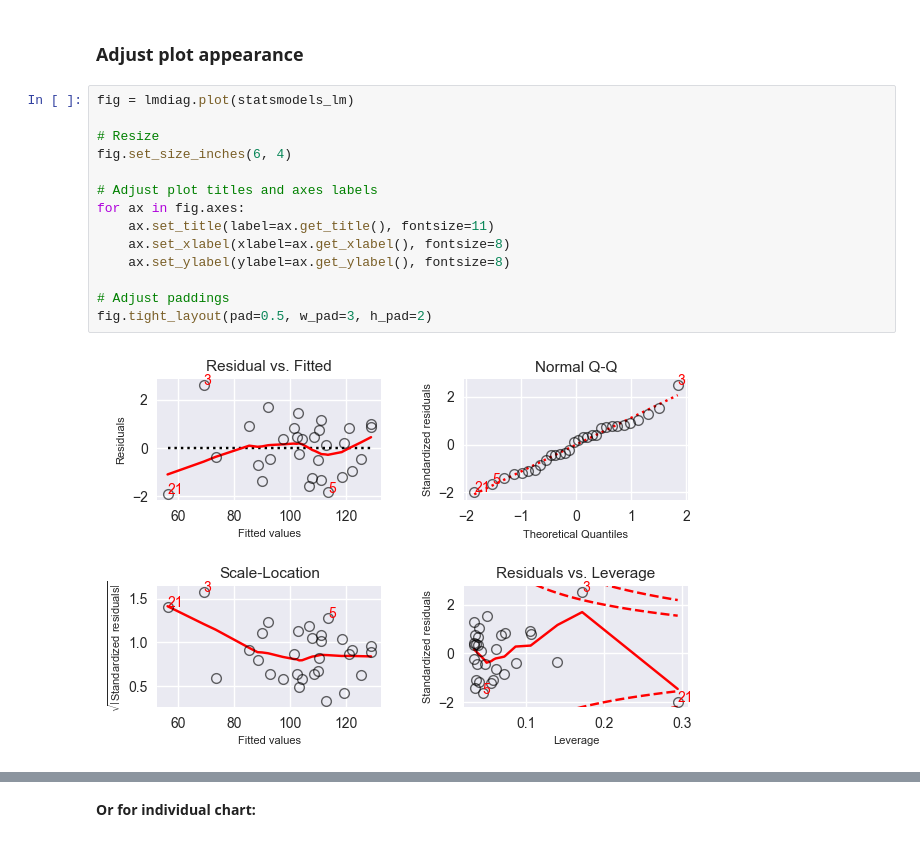
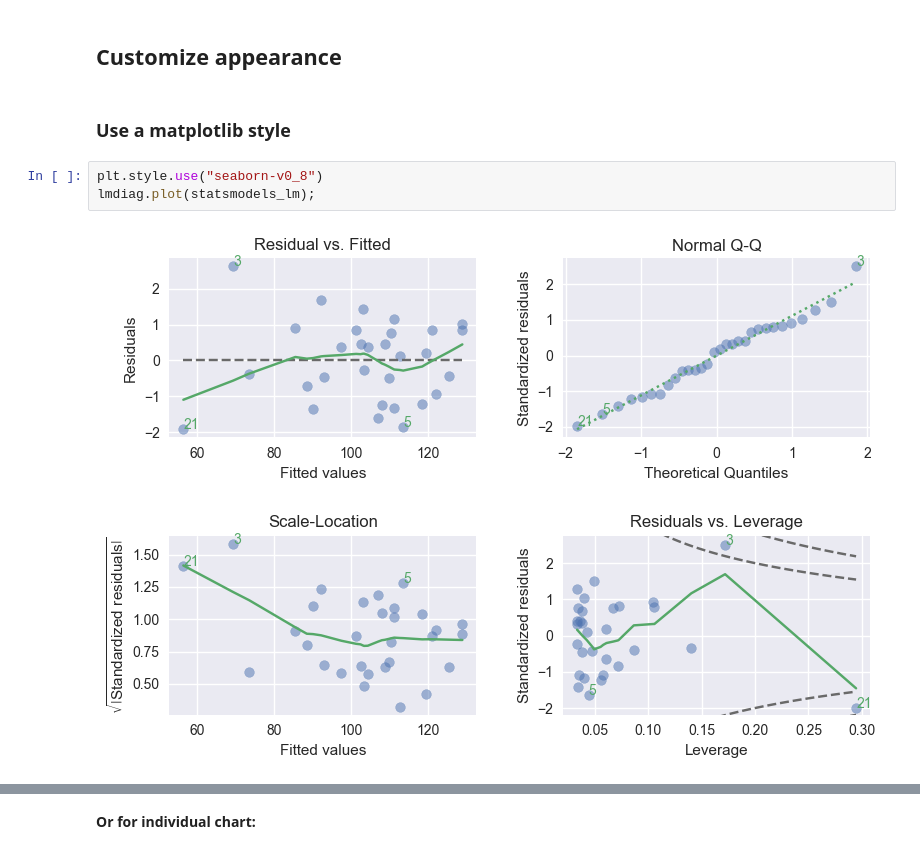
Before and after one commit to dynobo/lmdiag, a Jupyter notebook: example.ipynb, the cells around one changed output, grey strips where cells are left out. Saved outputs shown, nothing was run; the diff lists cells and outputs as text.

Commit message:
refactor: customizing plots

```diff
--- a/example.ipynb
+++ b/example.ipynb
@@ -68,18 +74,9 @@ lmdiag.resid_lev(statsmodels_lm);
 # %% [markdown]
-### Adjust plot appearance
+## Customize appearance
-# %%
-fig = lmdiag.plot(statsmodels_lm)
-
-# Resize
-fig.set_size_inches(6, 4)
-
-# Adjust plot titles and axes labels
-for ax in fig.axes:
-    ax.set_title(label=ax.get_title(), fontsize=11)
-    ax.set_xlabel(xlabel=ax.get_xlabel(), fontsize=8)
-    ax.set_ylabel(ylabel=ax.get_ylabel(), fontsize=8)
-
-# Adjust paddings
-fig.tight_layout(pad=0.5, w_pad=3, h_pad=2)
-# %% [output]
-[figure, removed]
+# %% [markdown]
+### Use a matplotlib style
+# %%
+plt.style.use("seaborn-v0_8")
+lmdiag.plot(statsmodels_lm);
+# %% [output]
+[figure, added]
```
Also changed, not shown: parts of 32 cells of this notebook, 9 other files.
